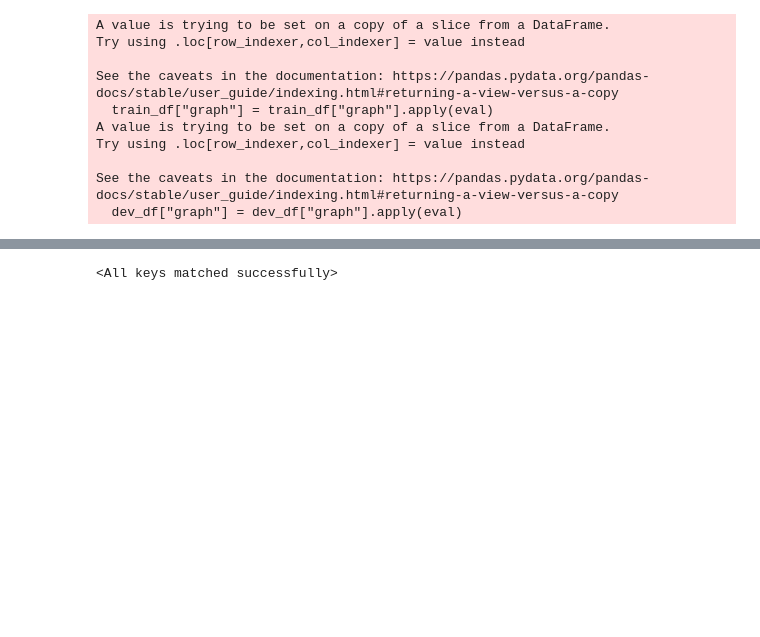
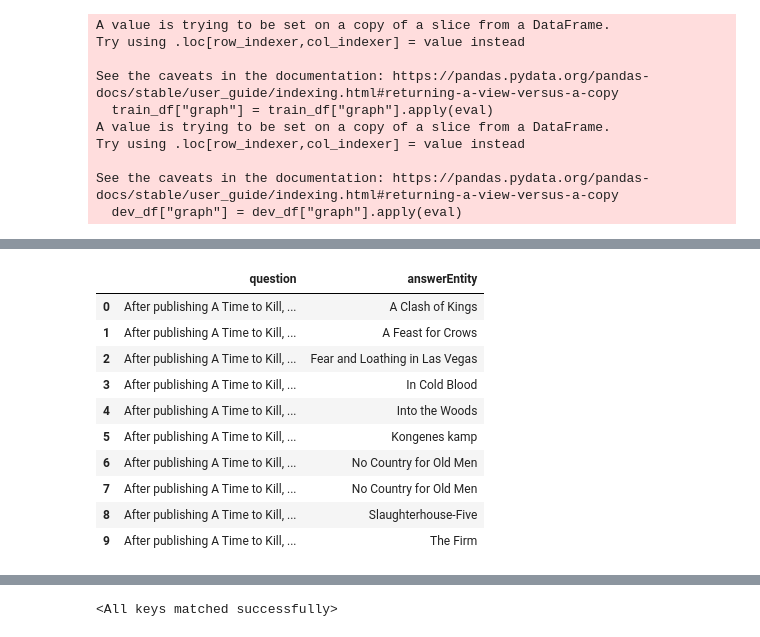
Before and after one commit to uhh-lt/TextGraphs17-shared-task, a Jupyter notebook: baselines/bert_baselines.ipynb, the cells around one changed output, grey strips where cells are left out. Drawn from its saved outputs; the diff is of its cells as text; code cells hidden in the pictures; blank space fills up the shorter version.

```diff
--- a/baselines/bert_baselines.ipynb
+++ b/baselines/bert_baselines.ipynb
@@ -146,7 +162,19 @@ train_df[["question", "answerEntity", "groundTruthAnswerEntity", "label"]].head(
 | 8 | Whst is the name of the head of s... | Ayatollah Ali Khamenei speaks abo... | Office of the Supreme Leader of Iran | 0.0 |
 | 9 | Whst is the name of the head of s... | Ali Khamenei bibliography | Office of the Supreme Leader of Iran | 0.0 |
 # %%
-test_df[["question", "answerEntity", "groundTruthAnswerEntity", "label"]].head(10)
+test_df[["question", "answerEntity"]].head(10)
+# %% [output]
+|  | question | answerEntity |
+| 0 | After publishing A Time to Kill, ... | A Clash of Kings |
+| 1 | After publishing A Time to Kill, ... | A Feast for Crows |
+| 2 | After publishing A Time to Kill, ... | Fear and Loathing in Las Vegas |
+| 3 | After publishing A Time to Kill, ... | In Cold Blood |
+| 4 | After publishing A Time to Kill, ... | Into the Woods |
+| 5 | After publishing A Time to Kill, ... | Kongenes kamp |
+| 6 | After publishing A Time to Kill, ... | No Country for Old Men |
+| 7 | After publishing A Time to Kill, ... | No Country for Old Men |
+| 8 | After publishing A Time to Kill, ... | Slaughterhouse-Five |
+| 9 | After publishing A Time to Kill, ... | The Firm |
 # %%
 class QuestionAnswerDataset(Dataset):
 
```
Also changed, not shown: parts of 31 cells of this notebook.
